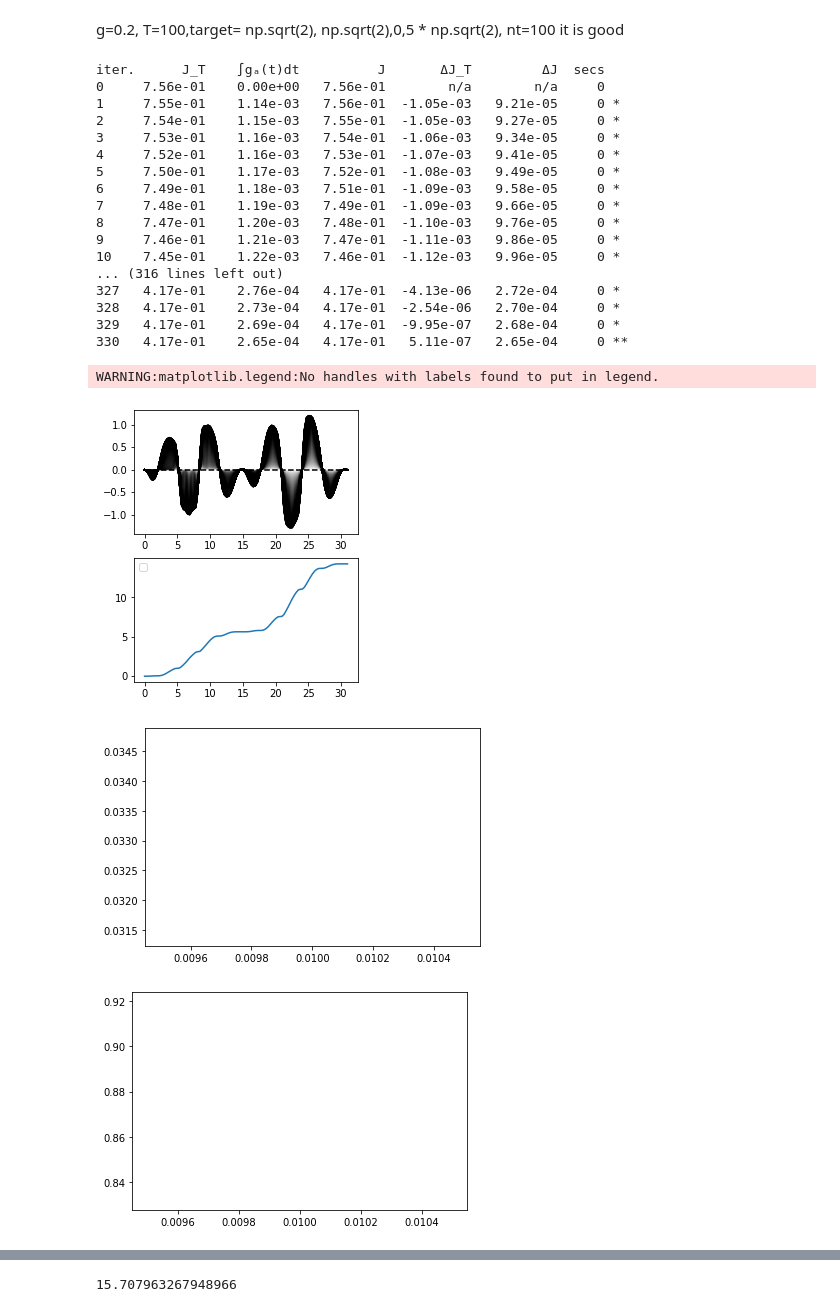
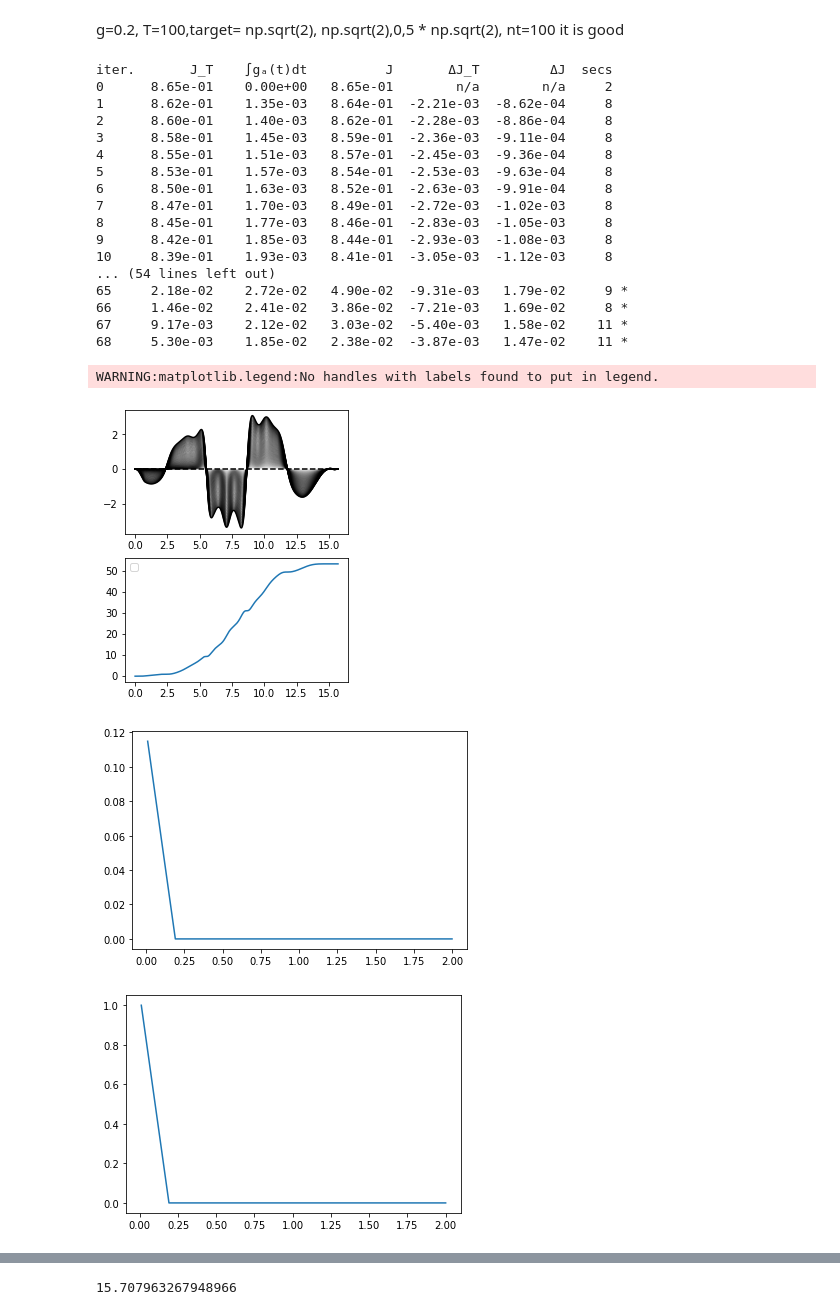
Before and after one commit to gsuarezr/krotov, a Jupyter notebook: Mixed/Linear/Gaussian(dissipation).ipynb, the cells around one changed output, grey strips where cells are left out. Cells and saved outputs as stored; diff of their text form; code cells hidden in the pictures.

```diff
--- a/Mixed/Linear/Gaussian(dissipation).ipynb
+++ b/Mixed/Linear/Gaussian(dissipation).ipynb
@@ -185,11 +178,11 @@ ampl0=0.000001
 mu=0.1*omega
 g=0.2*omega
 #ampl0=1
-T=31
-nt=100
+T=15.71
+nt=1000
 tlist = np.linspace(0,T, nt)
 gamma=0.01*omega
-Temp=np.linspace(0.01,2,1)
+Temp=np.linspace(0.01,2,12)
 
 #Nb=0
 def hamiltonian(omega, ampl0, mu,g,gamma,Nb):
@@ -296,15 +289,15 @@ def Ratio(vector,omega):
 
 power=np.zeros(len(Temp))
 ratio=np.zeros(len(Temp))
-for j in range (0,len(Temp)):
-    Nb=1
+for j in range (0,1):
+    Nb=1/(np.exp(omega/Temp[0])-1)
     H = hamiltonian(omega,ampl0,mu,g,gamma,Nb)
     pulse_options = {
-        H[1][1]: dict(lambda_a=10, update_shape=S),
+        H[1][1]: dict(lambda_a=1, update_shape=S),
 
 
     }
-    x=1
+    x=2
     target=qutip.Qobj(np.array([1,0, np.sqrt(x)/np.sqrt(omega),0,np.sqrt(x)*np.sqrt(omega),1/2,0,0,0,1/2+x/omega,0,x,1/2,0,1/2+x*omega]))
 
     #target=np.array([1,0,0,0,0,1/2,0,0,0,1/2,0,0,1/2,0,1/2])
@@ -320,51 +313,51 @@ for j in range (0,len(Temp)):
       ]
 
     opt_result = krotov.optimize_pulses(
       objectives,
       pulse_options=pulse_options,
       tlist=tlist,
       gamma=(gamma,omega,Nb),
       fieldcoupling=mu,
       propagator=krotov.propagators.expm,
       chi_constructor=krotov.functionals.chis_ss,
       info_hook=krotov.info_hooks.print_table(J_T=krotov.functionals.J_T_ss),
       check_convergence=krotov.convergence.Or(
           krotov.convergence.value_below('9e-3', name='J_T'),
           krotov.convergence.check_monotonic_error,
           #krotov.convergence.check_monotonic_fidelity,
 
       ),
-        iter_stop=1000,
+        iter_stop=10000,
         store_all_pulses=True,
         overlap=inte,norm=lambda x: 1
     )
     plot_iterations(opt_result)
     power[j]=Power(opt_result.states,omega,T)
     ratio[j]=Ratio(opt_result.states,omega)
 plt.figure()
 plt.plot(Temp,power)
 plt.figure()
 plt.plot(Temp,ratio)
 plt.show()
 # %% [output]
-iter.      J_T    ∫gₐ(t)dt          J       ΔJ_T         ΔJ  secs
-0     7.56e-01    0.00e+00   7.56e-01        n/a        n/a     0
-1     7.55e-01    1.14e-03   7.56e-01  -1.05e-03   9.21e-05     0 *
-2     7.54e-01    1.15e-03   7.55e-01  -1.05e-03   9.27e-05     0 *
-3     7.53e-01    1.16e-03   7.54e-01  -1.06e-03   9.34e-05     0 *
-4     7.52e-01    1.16e-03   7.53e-01  -1.07e-03   9.41e-05     0 *
-5     7.50e-01    1.17e-03   7.52e-01  -1.08e-03   9.49e-05     0 *
-6     7.49e-01    1.18e-03   7.51e-01  -1.09e-03   9.58e-05     0 *
-7     7.48e-01    1.19e-03   7.49e-01  -1.09e-03   9.66e-05     0 *
-8     7.47e-01    1.20e-03   7.48e-01  -1.10e-03   9.76e-05     0 *
-9     7.46e-01    1.21e-03   7.47e-01  -1.11e-03   9.86e-05     0 *
-10    7.45e-01    1.22e-03   7.46e-01  -1.12e-03   9.96e-05     0 *
-... (316 lines left out)
-327   4.17e-01    2.76e-04   4.17e-01  -4.13e-06   2.72e-04     0 *
-328   4.17e-01    2.73e-04   4.17e-01  -2.54e-06   2.70e-04     0 *
-329   4.17e-01    2.69e-04   4.17e-01  -9.95e-07   2.68e-04     0 *
-330   4.17e-01    2.65e-04   4.17e-01   5.11e-07   2.65e-04     0 **
+iter.       J_T    ∫gₐ(t)dt          J       ΔJ_T         ΔJ  secs
+0      8.65e-01    0.00e+00   8.65e-01        n/a        n/a     2
+1      8.62e-01    1.35e-03   8.64e-01  -2.21e-03  -8.62e-04     8
+2      8.60e-01    1.40e-03   8.62e-01  -2.28e-03  -8.86e-04     8
+3      8.58e-01    1.45e-03   8.59e-01  -2.36e-03  -9.11e-04     8
+4      8.55e-01    1.51e-03   8.57e-01  -2.45e-03  -9.36e-04     8
+5      8.53e-01    1.57e-03   8.54e-01  -2.53e-03  -9.63e-04     8
+6      8.50e-01    1.63e-03   8.52e-01  -2.63e-03  -9.91e-04     8
+7      8.47e-01    1.70e-03   8.49e-01  -2.72e-03  -1.02e-03     8
+8      8.45e-01    1.77e-03   8.46e-01  -2.83e-03  -1.05e-03     8
+9      8.42e-01    1.85e-03   8.44e-01  -2.93e-03  -1.08e-03     8
+10     8.39e-01    1.93e-03   8.41e-01  -3.05e-03  -1.12e-03     8
+... (54 lines left out)
+65     2.18e-02    2.72e-02   4.90e-02  -9.31e-03   1.79e-02     9 *
+66     1.46e-02    2.41e-02   3.86e-02  -7.21e-03   1.69e-02     8 *
+67     9.17e-03    2.12e-02   3.03e-02  -5.40e-03   1.58e-02    11 *
+68     5.30e-03    1.85e-02   2.38e-02  -3.87e-03   1.47e-02    11 *
 WARNING:matplotlib.legend:No handles with labels found to put in legend.
-[figure, old version]
+[figure, new version]
-[figure, old version]
+[figure, new version]
-[figure, old version]
+[figure, new version]
```
Also changed, not shown: parts of 10 cells of this notebook, 2 other files.
